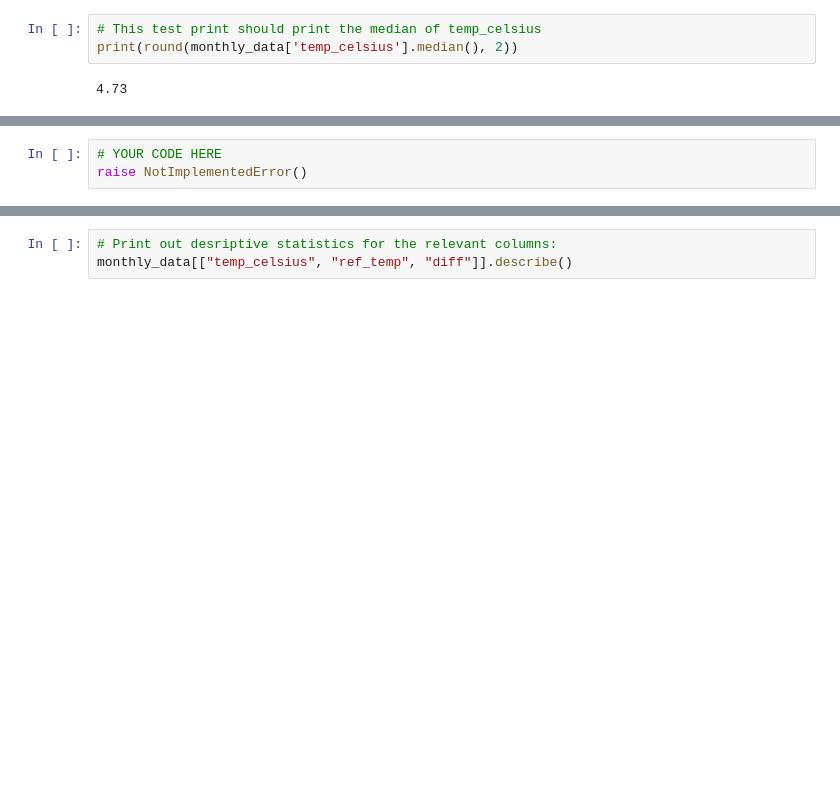
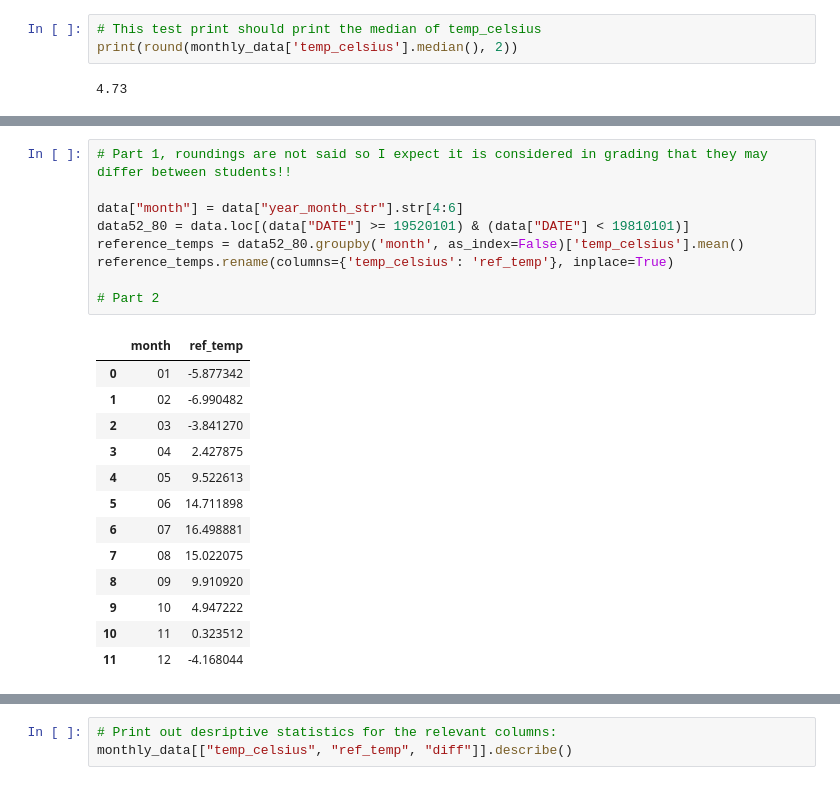
Before and after one commit to Geo-Python-2021/exercise-6-hennaylimaa, a Jupyter notebook: Exercise-6-problems-1-3.ipynb, the cells around one changed output, grey strips where cells are left out. Saved outputs shown, nothing was run; the diff lists cells and outputs as text; blank space fills up the shorter version.

Commit message:
Problem 2 part 1

```diff
--- a/Exercise-6-problems-1-3.ipynb
+++ b/Exercise-6-problems-1-3.ipynb
@@ -234,9 +234,29 @@ A summary of the relationships between the `monthly_data` and `reference_temps`
 You should finally report which month had the greatest weather anomaly during the observed time period.
 
 Remember to include comments in your code.
-# %%
-# YOUR CODE HERE
-raise NotImplementedError()
+# %%
+# Part 1, roundings are not said so I expect it is considered in grading that they may differ between students!!
+
+data["month"] = data["year_month_str"].str[4:6]
+data52_80 = data.loc[(data["DATE"] >= 19520101) & (data["DATE"] < 19810101)]
+reference_temps = data52_80.groupby('month', as_index=False)['temp_celsius'].mean()
+reference_temps.rename(columns={'temp_celsius': 'ref_temp'}, inplace=True)
+
+# Part 2
+# %% [output]
+|  | month | ref_temp |
+| 0 | 01 | -5.877342 |
+| 1 | 02 | -6.990482 |
+| 2 | 03 | -3.841270 |
+| 3 | 04 | 2.427875 |
+| 4 | 05 | 9.522613 |
+| 5 | 06 | 14.711898 |
+| 6 | 07 | 16.498881 |
+| 7 | 08 | 15.022075 |
+| 8 | 09 | 9.910920 |
+| 9 | 10 | 4.947222 |
+| 10 | 11 | 0.323512 |
+| 11 | 12 | -4.168044 |
 # %%
 # Check the monthly data:
 monthly_data.head()
```
Also changed, not shown: parts of 2 cells of this notebook.
